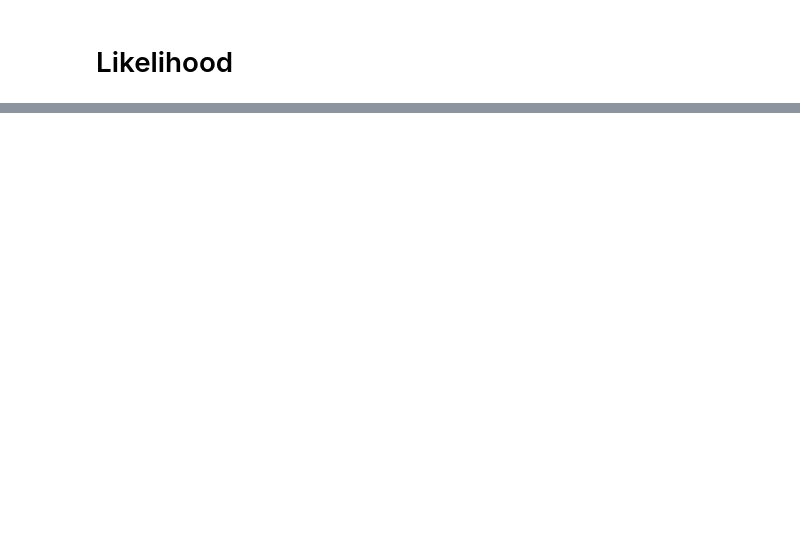
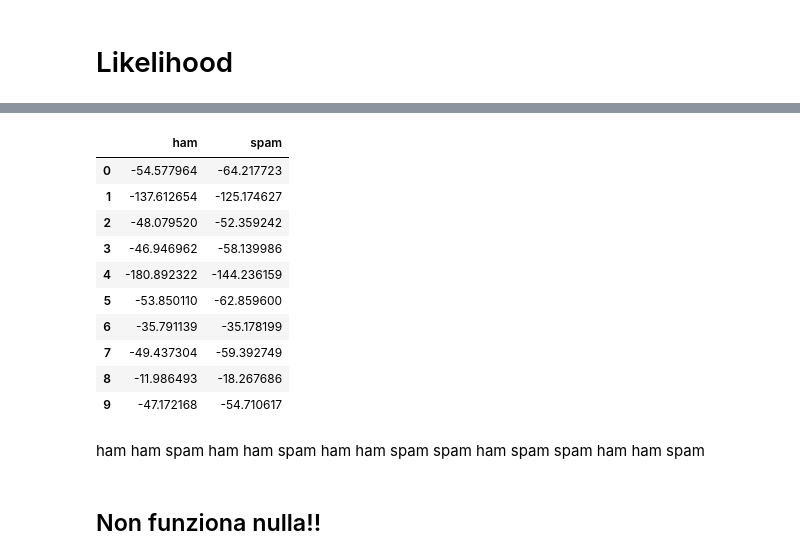
Before and after one commit to letiziarusso/FDS-Final_Project, a Jupyter notebook: Davide_Simone.ipynb, the cells around one changed output, grey strips where cells are left out. Saved outputs shown, nothing was run; the diff lists cells and outputs as text; code cells hidden in the pictures; blank space fills up the shorter version.

```diff
--- a/Davide_Simone.ipynb
+++ b/Davide_Simone.ipynb
@@ -186,0 +222,34 @@ for i in range(len(X_train)):
+# %%
+likelihood_matrix.iloc[0:10,:]
+# %% [output]
+|  | ham | spam |
+| 0 | -54.577964 | -64.217723 |
+| 1 | -137.612654 | -125.174627 |
+| 2 | -48.079520 | -52.359242 |
+| 3 | -46.946962 | -58.139986 |
+| 4 | -180.892322 | -144.236159 |
+| 5 | -53.850110 | -62.859600 |
+| 6 | -35.791139 | -35.178199 |
+| 7 | -49.437304 | -59.392749 |
+| 8 | -11.986493 | -18.267686 |
+| 9 | -47.172168 | -54.710617 |
+# %% [markdown]
+
+ham
+ham
+spam
+ham
+ham
+spam
+ham
+ham
+spam
+spam
+ham
+spam
+spam
+ham
+ham
+spam
+# %% [markdown]
+## Non funziona nulla!!
```
Also changed, not shown: parts of 15 cells of this notebook.
